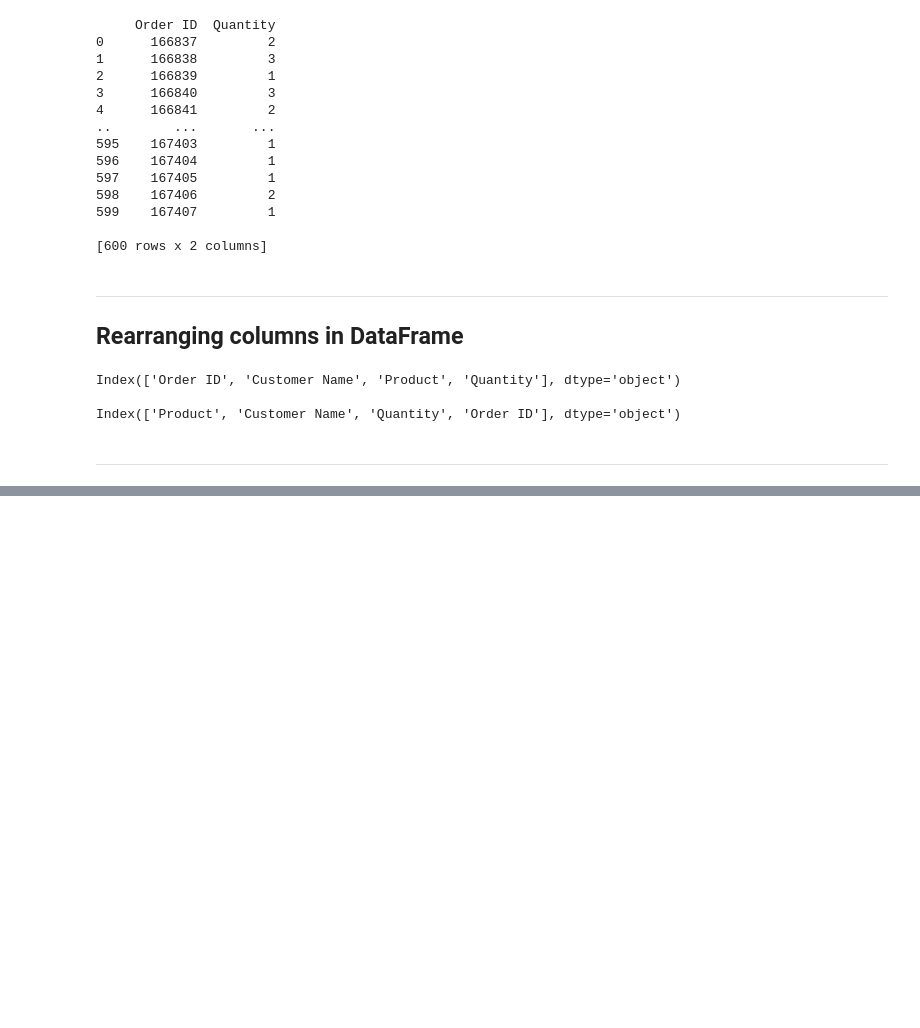
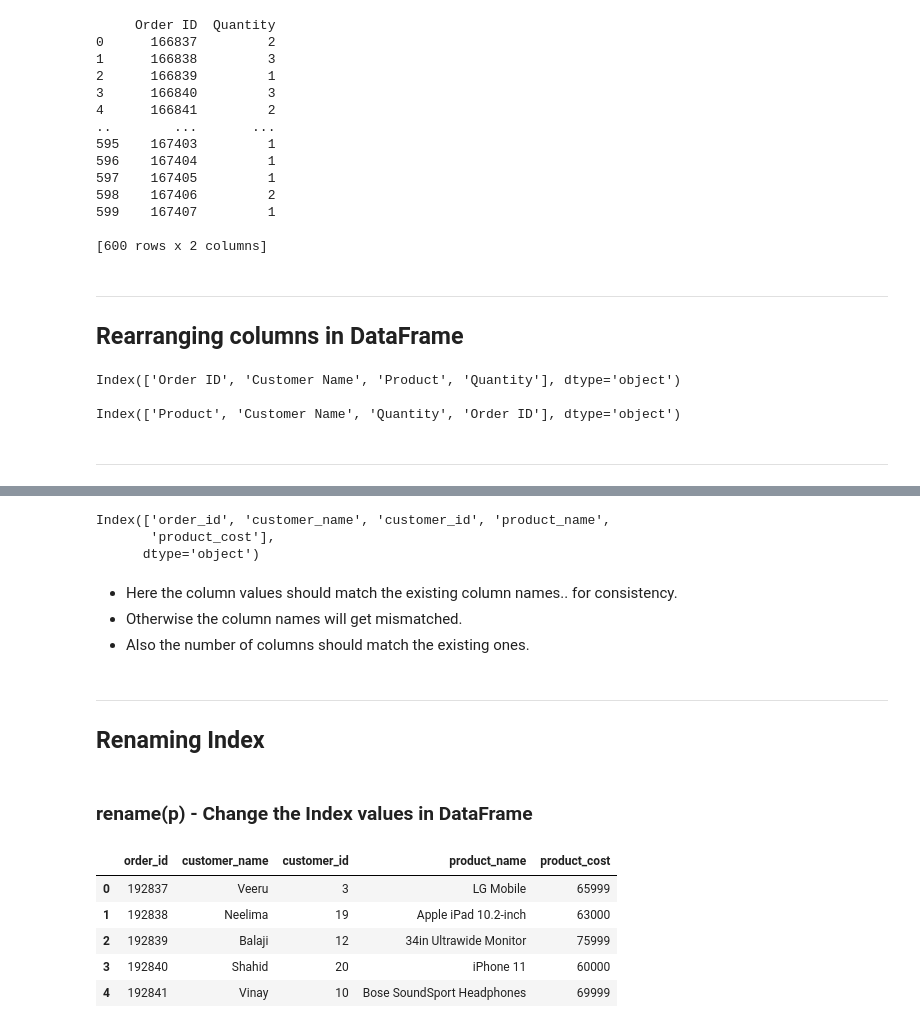
Before and after one commit to ilajnae/hands-on-data-science-with-python, a Jupyter notebook: pandas/8.DataFrame-Methods.ipynb, the cells around one changed output, grey strips where cells are left out. Cells and saved outputs as stored; diff of their text form; code cells hidden in the pictures; blank space fills up the shorter version.

```diff
--- a/pandas/8.DataFrame-Methods.ipynb
+++ b/pandas/8.DataFrame-Methods.ipynb
@@ -209,0 +274,32 @@ Index(['Product', 'Customer Name', 'Quantity', 'Order ID'], dtype='object')
+# %%
+df.columns = [
+ "order_id",
+ "customer_name",
+ "customer_id",
+ "product_name",
+ "product_cost"
+]
+# %%
+df.columns
+# %% [output]
+Index(['order_id', 'customer_name', 'customer_id', 'product_name',
+       'product_cost'],
+      dtype='object')
+# %% [markdown]
+* Here the column values should match the existing column names.. for consistency.
+* Otherwise the column names will get mismatched.
+* Also the number of columns should match the existing ones.
+# %% [markdown]
+---
+## Renaming Index
+# %% [markdown]
+### rename(p) - Change the Index values in DataFrame
+# %%
+df.head()
+# %% [output]
+|  | order_id | customer_name | customer_id | product_name | product_cost |
+| 0 | 192837 | Veeru | 3 | LG Mobile | 65999 |
+| 1 | 192838 | Neelima | 19 | Apple iPad 10.2-inch | 63000 |
+| 2 | 192839 | Balaji | 12 | 34in Ultrawide Monitor | 75999 |
+| 3 | 192840 | Shahid | 20 | iPhone 11 | 60000 |
+| 4 | 192841 | Vinay | 10 | Bose SoundSport Headphones | 69999 |
```
Also changed, not shown: parts of 32 cells of this notebook, 1 other file.
